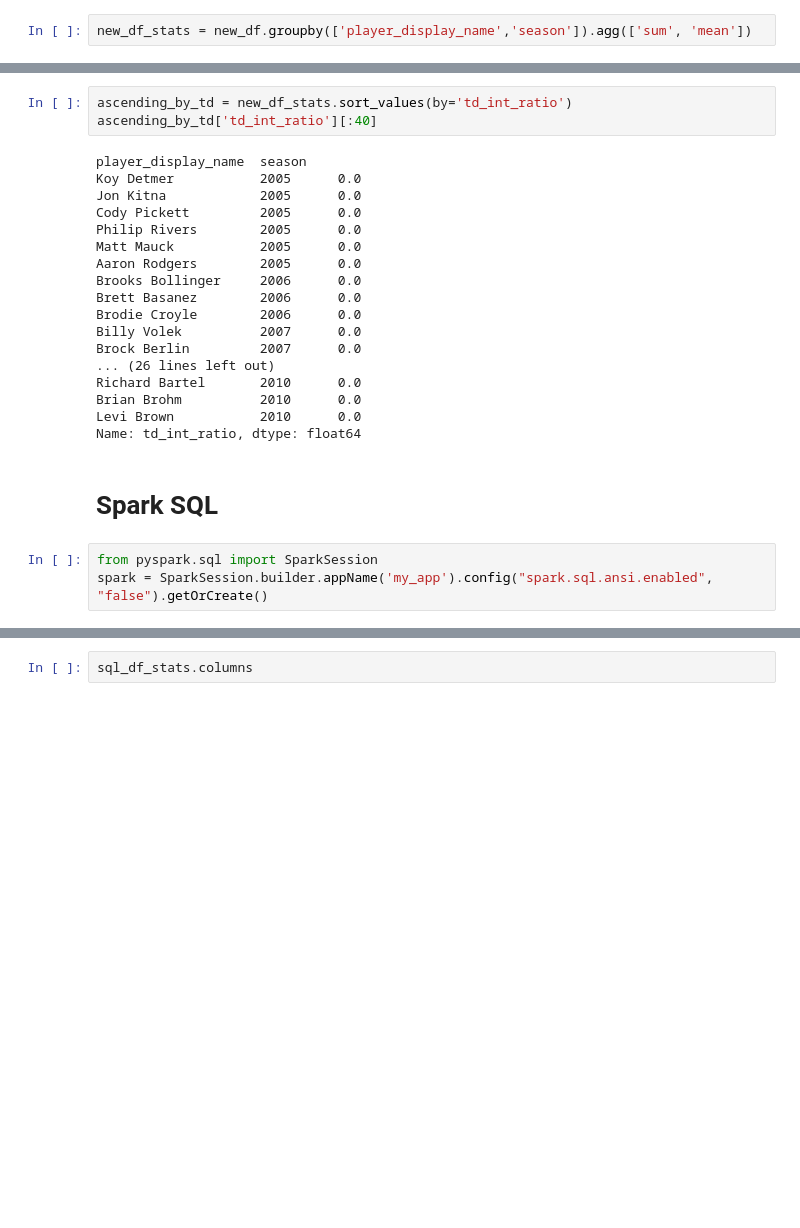
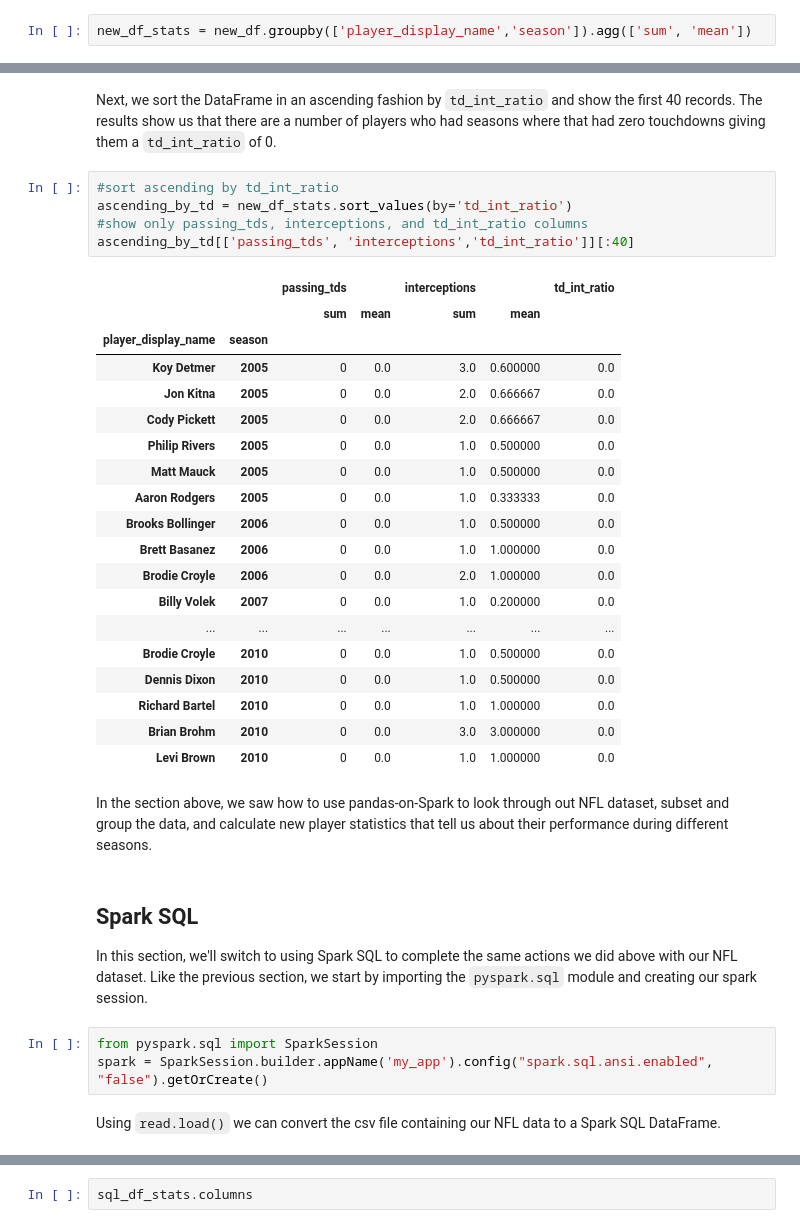
Before and after one commit to sbenjam3/ST554_Project2, a Jupyter notebook: ST554_Project2.ipynb, the cells around one changed output, grey strips where cells are left out. Drawn from its saved outputs; the diff is of its cells as text; blank space fills up the shorter version.

```diff
--- a/ST554_Project2.ipynb
+++ b/ST554_Project2.ipynb
@@ -113,27 +278,38 @@ Name: completion_percentage, dtype: float64
+# %% [markdown]
+Next, we sort the DataFrame in an ascending fashion by `td_int_ratio` and show the first 40 records. The results show us that there are a number of players who had seasons where that had zero touchdowns giving them a `td_int_ratio` of 0.
 # %%
+#sort ascending by td_int_ratio
 ascending_by_td = new_df_stats.sort_values(by='td_int_ratio')
-ascending_by_td['td_int_ratio'][:40]
+#show only passing_tds, interceptions, and td_int_ratio columns
+ascending_by_td[['passing_tds', 'interceptions','td_int_ratio']][:40]
 # %% [output]
-player_display_name  season
-Koy Detmer           2005      0.0
-Jon Kitna            2005      0.0
-Cody Pickett         2005      0.0
-Philip Rivers        2005      0.0
-Matt Mauck           2005      0.0
-Aaron Rodgers        2005      0.0
-Brooks Bollinger     2006      0.0
-Brett Basanez        2006      0.0
-Brodie Croyle        2006      0.0
-Billy Volek          2007      0.0
-Brock Berlin         2007      0.0
-... (26 lines left out)
-Richard Bartel       2010      0.0
-Brian Brohm          2010      0.0
-Levi Brown           2010      0.0
-Name: td_int_ratio, dtype: float64
+|  |  | passing_tds |  | interceptions |  | td_int_ratio |
+|  |  | sum | mean | sum | mean |  |
+| player_display_name | season |  |  |  |  |  |
+| Koy Detmer | 2005 | 0 | 0.0 | 3.0 | 0.600000 | 0.0 |
+| Jon Kitna | 2005 | 0 | 0.0 | 2.0 | 0.666667 | 0.0 |
+| Cody Pickett | 2005 | 0 | 0.0 | 2.0 | 0.666667 | 0.0 |
+| Philip Rivers | 2005 | 0 | 0.0 | 1.0 | 0.500000 | 0.0 |
+| Matt Mauck | 2005 | 0 | 0.0 | 1.0 | 0.500000 | 0.0 |
+| Aaron Rodgers | 2005 | 0 | 0.0 | 1.0 | 0.333333 | 0.0 |
+| Brooks Bollinger | 2006 | 0 | 0.0 | 1.0 | 0.500000 | 0.0 |
+| Brett Basanez | 2006 | 0 | 0.0 | 1.0 | 1.000000 | 0.0 |
+| Brodie Croyle | 2006 | 0 | 0.0 | 2.0 | 1.000000 | 0.0 |
+| Billy Volek | 2007 | 0 | 0.0 | 1.0 | 0.200000 | 0.0 |
+| ... | ... | ... | ... | ... | ... | ... |
+| Brodie Croyle | 2010 | 0 | 0.0 | 1.0 | 0.500000 | 0.0 |
+| Dennis Dixon | 2010 | 0 | 0.0 | 1.0 | 0.500000 | 0.0 |
+| Richard Bartel | 2010 | 0 | 0.0 | 1.0 | 1.000000 | 0.0 |
+| Brian Brohm | 2010 | 0 | 0.0 | 3.0 | 3.000000 | 0.0 |
+| Levi Brown | 2010 | 0 | 0.0 | 1.0 | 1.000000 | 0.0 |
+# %% [markdown]
+In the section above, we saw how to use pandas-on-Spark to look through out NFL dataset, subset and group the data, and calculate new player statistics that tell us about their performance during different seasons.
 # %% [markdown]
-# Spark SQL
+## Spark SQL
+In this section, we'll switch to using Spark SQL to complete the same actions we did above with our NFL dataset. Like the previous section, we start by importing the `pyspark.sql` module and creating our spark session.
 # %%
 from pyspark.sql import SparkSession
 spark = SparkSession.builder.appName('my_app').config("spark.sql.ansi.enabled", "false").getOrCreate()
+# %% [markdown]
+Using `read.load()` we can convert the csv file containing our NFL data to a Spark SQL DataFrame.
 # %%
```
Also changed, not shown: parts of 52 cells of this notebook.
